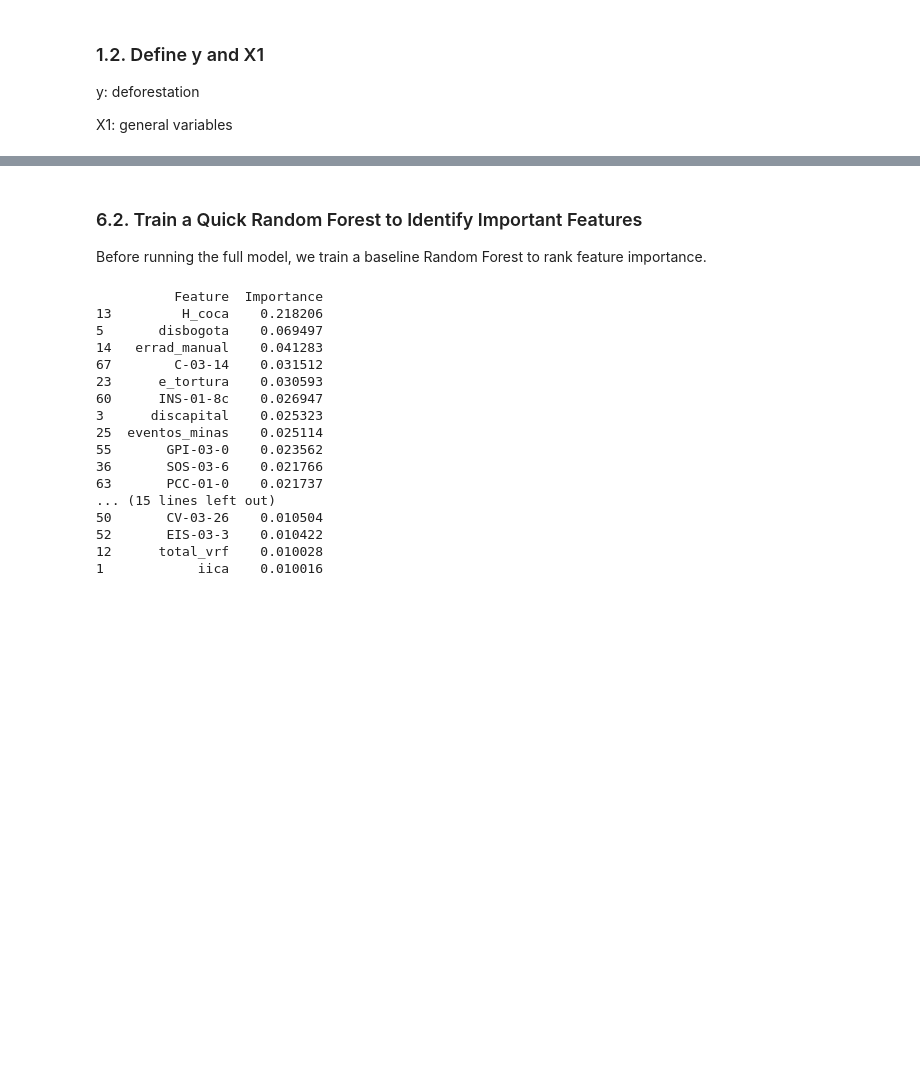
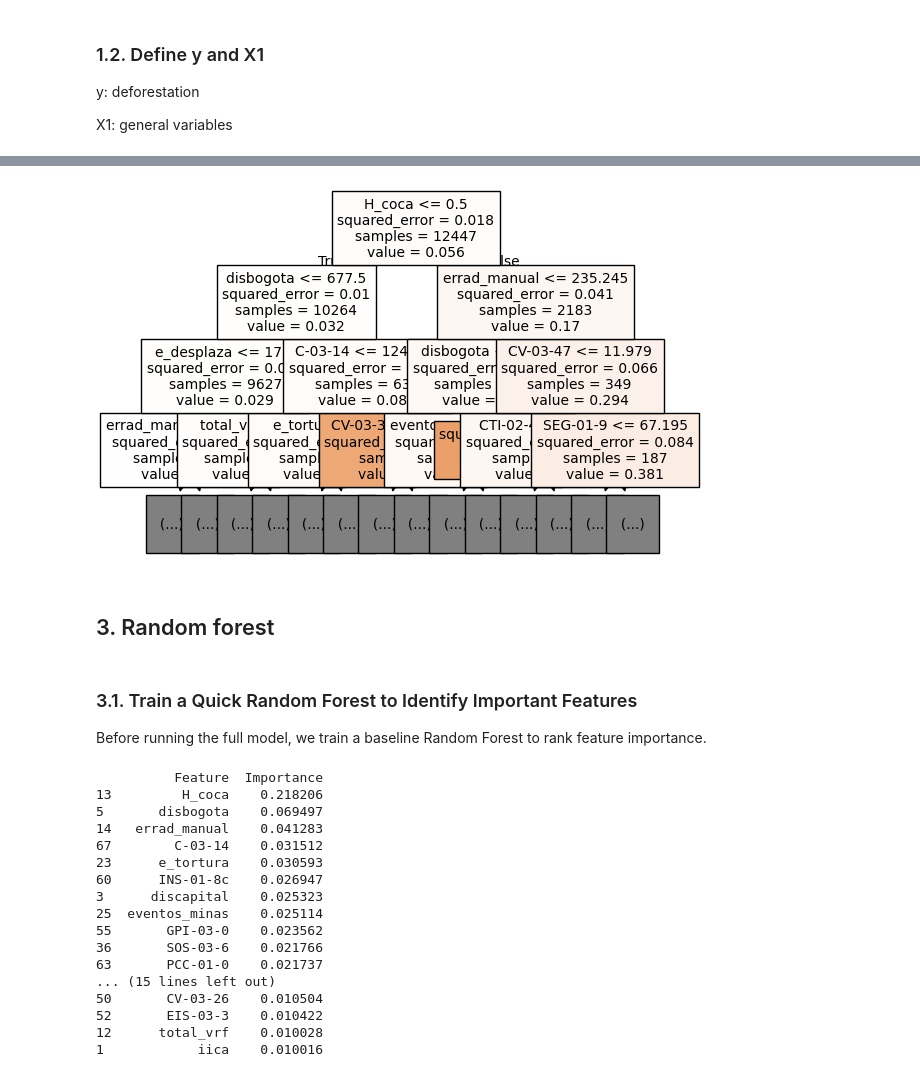
Before and after one commit to cpj97/MDS_thesis, a Jupyter notebook: Code/randomforest_5.ipynb, the cells around one changed output, grey strips where cells are left out. Drawn from its saved outputs; the diff is of its cells as text; code cells hidden in the pictures; blank space fills up the shorter version.

```diff
--- a/Code/randomforest_5.ipynb
+++ b/Code/randomforest_5.ipynb
@@ -126,5 +224,15 @@ splits_3_test = final_df.loc[splits[2][1]]
+# %%
+from sklearn.tree import plot_tree
+import matplotlib.pyplot as plt
+
+plot_tree(model, feature_names=X1.columns, filled=True, max_depth=3, fontsize=10)
+plt.show()
+# %% [output]
+[figure, added]
+# %% [markdown]
+## 3. Random forest
 # %% [markdown]
-### 6.2. Train a Quick Random Forest to Identify Important Features
+### 3.1. Train a Quick Random Forest to Identify Important Features
 
 Before running the full model, we train a baseline Random Forest to rank feature importance.
 # %%
```
Also changed, not shown: parts of 13 cells of this notebook.
